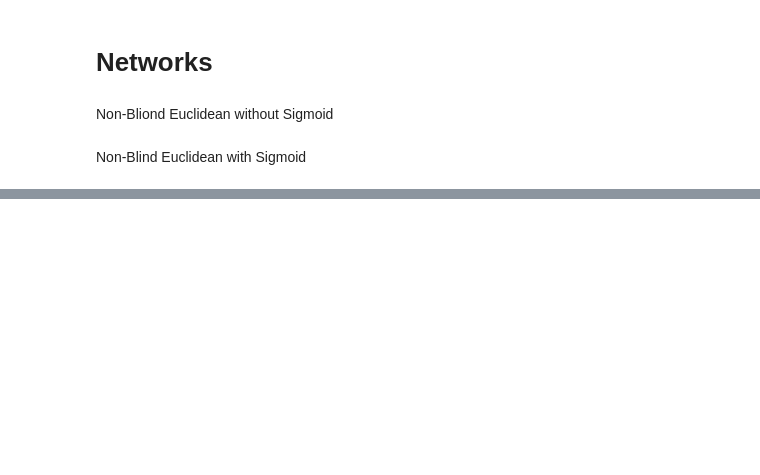
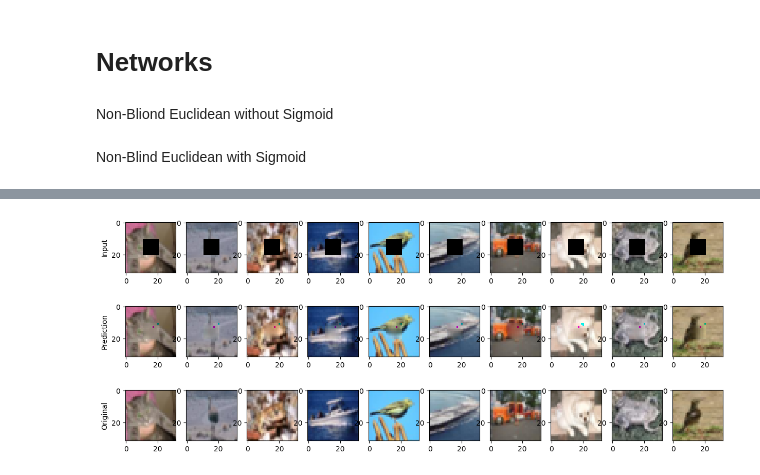
Before and after one commit to BoKna031/ImageInpainting, a Jupyter notebook: ImageInpaintingCIFAR_10.ipynb, the cells around one changed output, grey strips where cells are left out. Cells and saved outputs as stored; diff of their text form; code cells hidden in the pictures; blank space fills up the shorter version.

```diff
--- a/ImageInpaintingCIFAR_10.ipynb
+++ b/ImageInpaintingCIFAR_10.ipynb
@@ -144,0 +284,27 @@ model.compile(loss='binary_crossentropy', optimizer='adam', metrics=['accuracy']
+# %%
+MODEL_PATH = "/content/drive/MyDrive/Colab Notebooks/ImageInpainting/CIFAR-10"
+# %%
+def full_image(nb_img, center):
+  modified_image = np.copy(nb_img)
+  center_x = nb_img.shape[0] // 2
+  center_y = nb_img.shape[1] // 2
+  modified_image[center_x-5:center_x+5, center_y-5:center_y+5, :] = center
+
+  return modified_image
+# %%
+from keras.models import load_model
+
+model = load_model(MODEL_PATH + "/model.h5")
+# %%
+data = test_ds[:10]
+output = test_ds_out[:10]
+
+predictions = model.predict(data)
+'''
+prediction_image = np.reshape(predictions, (10, 10, 3))
+
+fig = plt.figure(figsize=(15, 2))
+plt.imshow(full_image(data,prediction_image))
+plt.axis('off')
+plt.show()
+'''
@@ -144,0 +314,20 @@ model.compile(loss='binary_crossentropy', optimizer='adam', metrics=['accuracy']
+# %%
+fig, axes = plt.subplots(3, 10, figsize=(15, 6))
+for i in range(10):
+    prediction_image = np.reshape(predictions[i], (10, 10, 3))
+
+    axes[0][i].imshow(data[i])
+    #axes[0][i].axis('off')
+    axes[1][i].imshow(full_image(data[i],prediction_image))
+    #axes[1][i].axis('off')
+
+    org_image = np.reshape(output[i], (10, 10, 3))
+    axes[2][i].imshow(full_image(data[i],org_image))
+    #axes[2][i].axis('off')
+
+axes[0][0].set_ylabel("Input")
+axes[1][0].set_ylabel("Prediction")
+axes[2][0].set_ylabel("Original")
+plt.show()
+# %% [output]
+[figure, added]
```
Also changed, not shown: parts of 25 cells of this notebook.
